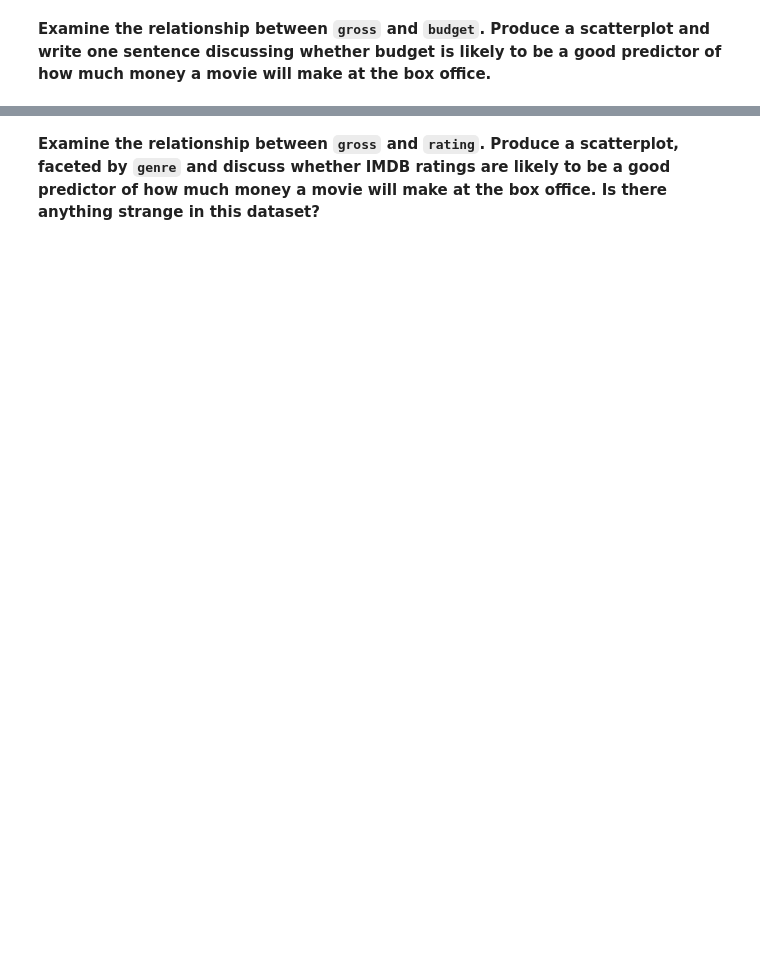
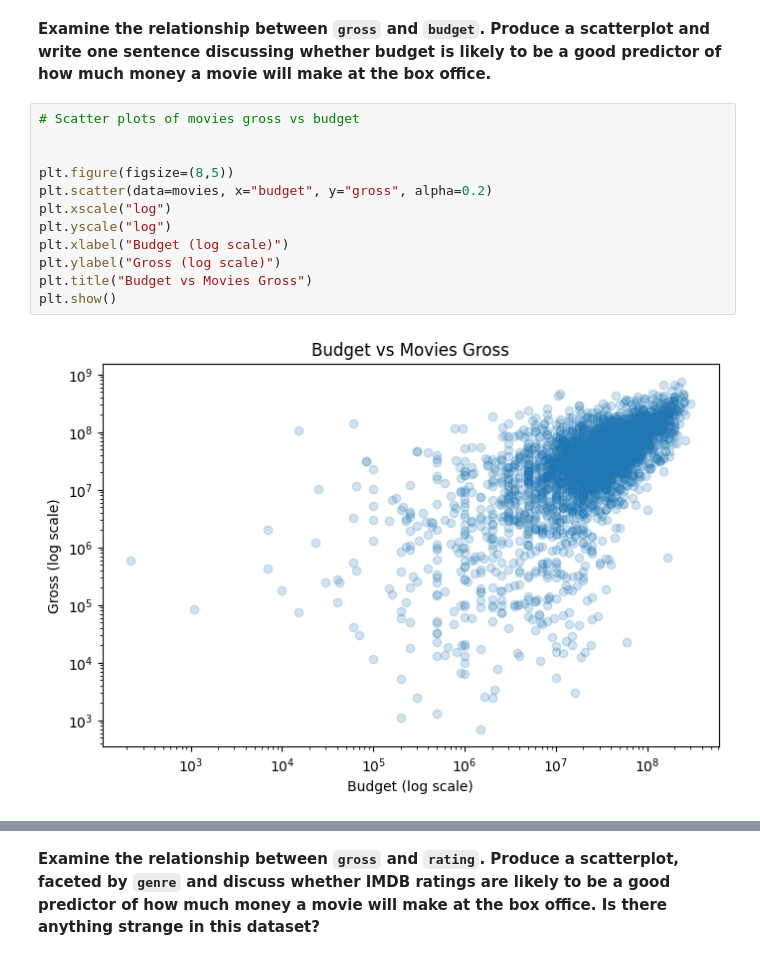
Before and after one commit to SantiagoSierraESMT/ESMT_Analytics_Through_Coding, a Jupyter notebook: Session_2/Homework.ipynb, the cells around one changed output, grey strips where cells are left out. Saved outputs shown, nothing was run; the diff lists cells and outputs as text; blank space fills up the shorter version.

```diff
--- a/Session_2/Homework.ipynb
+++ b/Session_2/Homework.ipynb
@@ -290,2 +301,16 @@ own_table.head(10)
 # %% [markdown]
 **Examine the relationship between `gross` and `budget`. Produce a scatterplot and write one sentence discussing whether budget is likely to be a good predictor of how much money a movie will make at the box office.**
+# %%
+# Scatter plots of movies gross vs budget
+
+
+plt.figure(figsize=(8,5))
+plt.scatter(data=movies, x="budget", y="gross", alpha=0.2)
+plt.xscale("log")
+plt.yscale("log")
+plt.xlabel("Budget (log scale)")
+plt.ylabel("Gross (log scale)")
+plt.title("Budget vs Movies Gross")
+plt.show()
+# %% [output]
+[figure, added]
```
Also changed, not shown: parts of 10 cells of this notebook, 1 other file.
